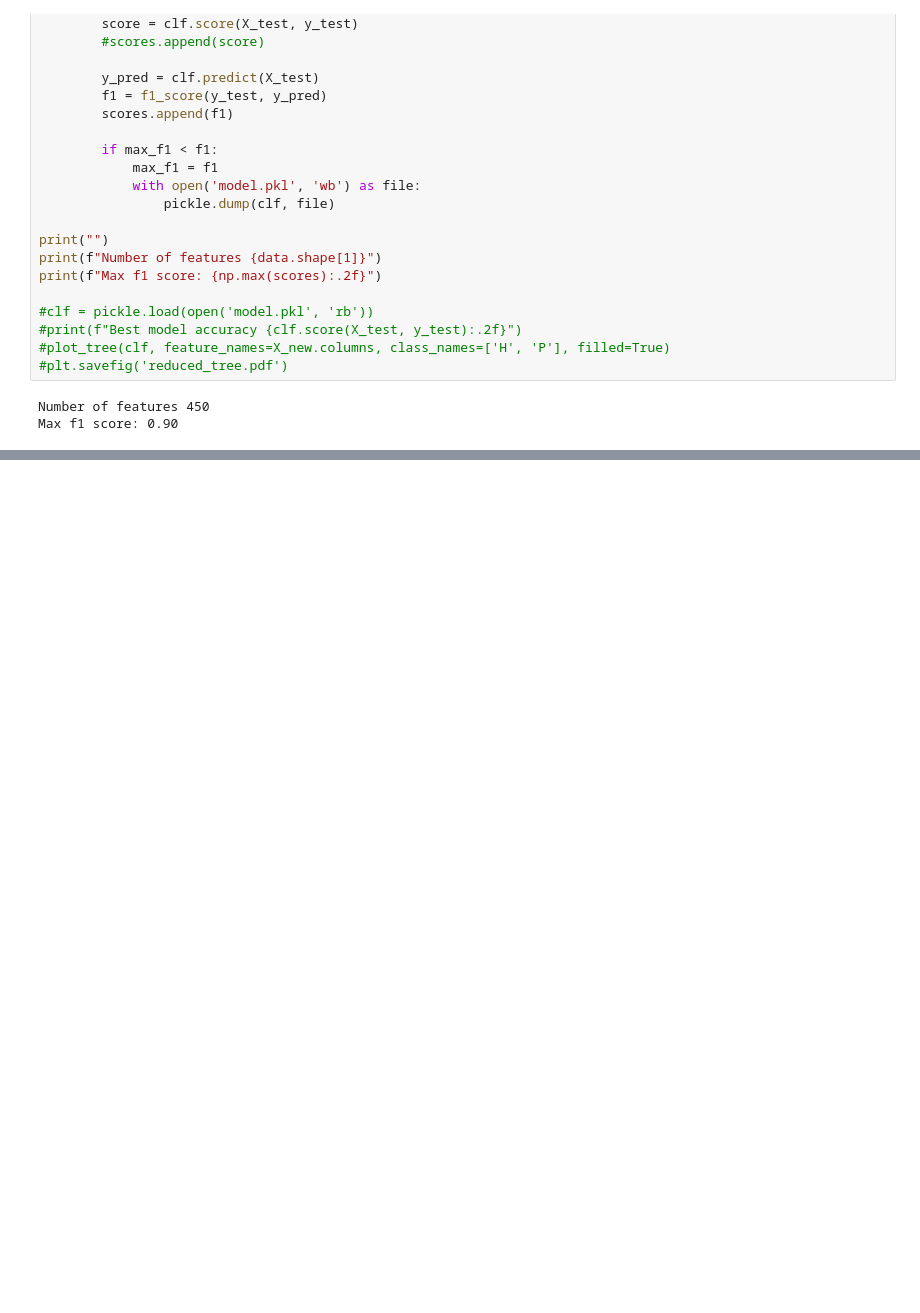
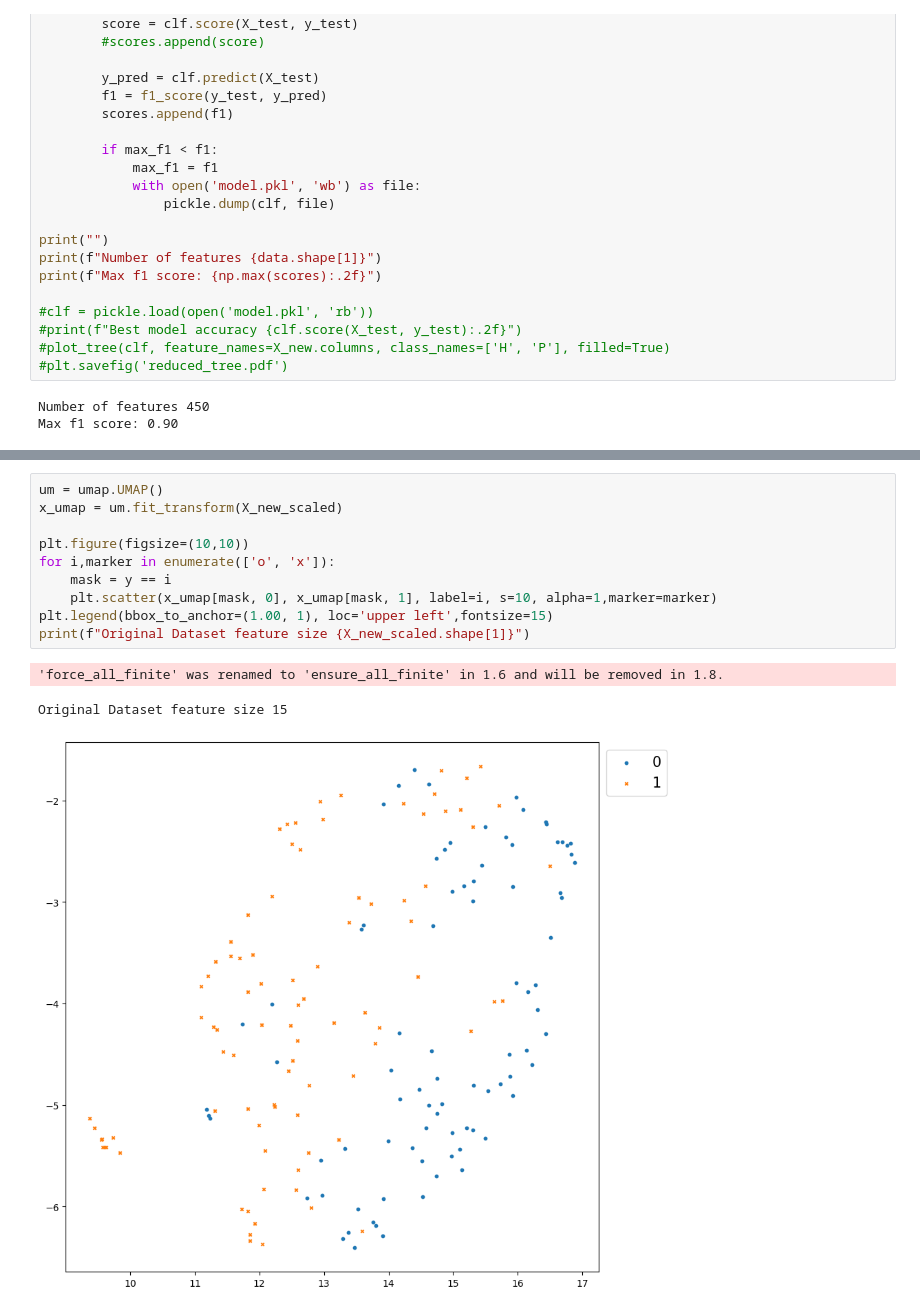
Before and after one commit to EduardoHalmen/darwin, a Jupyter notebook: random-forest-test.ipynb, the cells around one changed output, grey strips where cells are left out. Drawn from its saved outputs; the diff is of its cells as text; blank space fills up the shorter version.

```diff
--- a/random-forest-test.ipynb
+++ b/random-forest-test.ipynb
@@ -196,0 +194,14 @@ Best model accuracy 0.94
+# %%
+um = umap.UMAP()
+x_umap = um.fit_transform(X_new_scaled)
+
+plt.figure(figsize=(10,10))
+for i,marker in enumerate(['o', 'x']):
+    mask = y == i
+    plt.scatter(x_umap[mask, 0], x_umap[mask, 1], label=i, s=10, alpha=1,marker=marker)
+plt.legend(bbox_to_anchor=(1.00, 1), loc='upper left',fontsize=15)
+print(f"Original Dataset feature size {X_new_scaled.shape[1]}")
+# %% [output]
+'force_all_finite' was renamed to 'ensure_all_finite' in 1.6 and will be removed in 1.8.
+Original Dataset feature size 15
+[figure, added]
```
Also changed, not shown: parts of 7 cells of this notebook, 1 other file.
